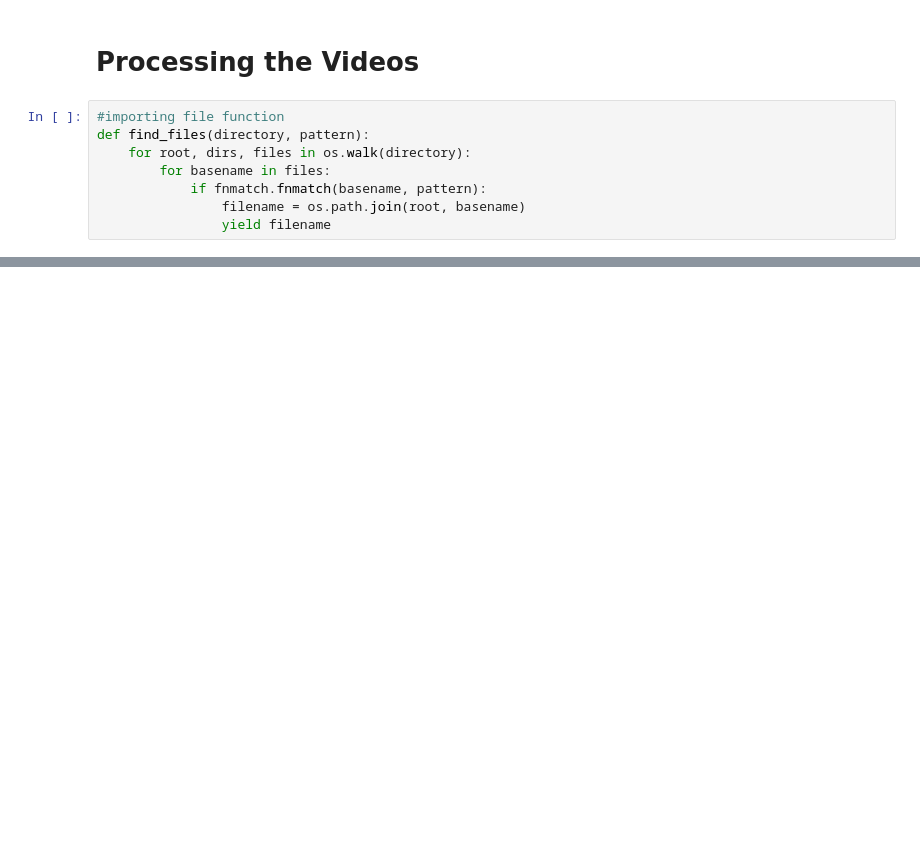
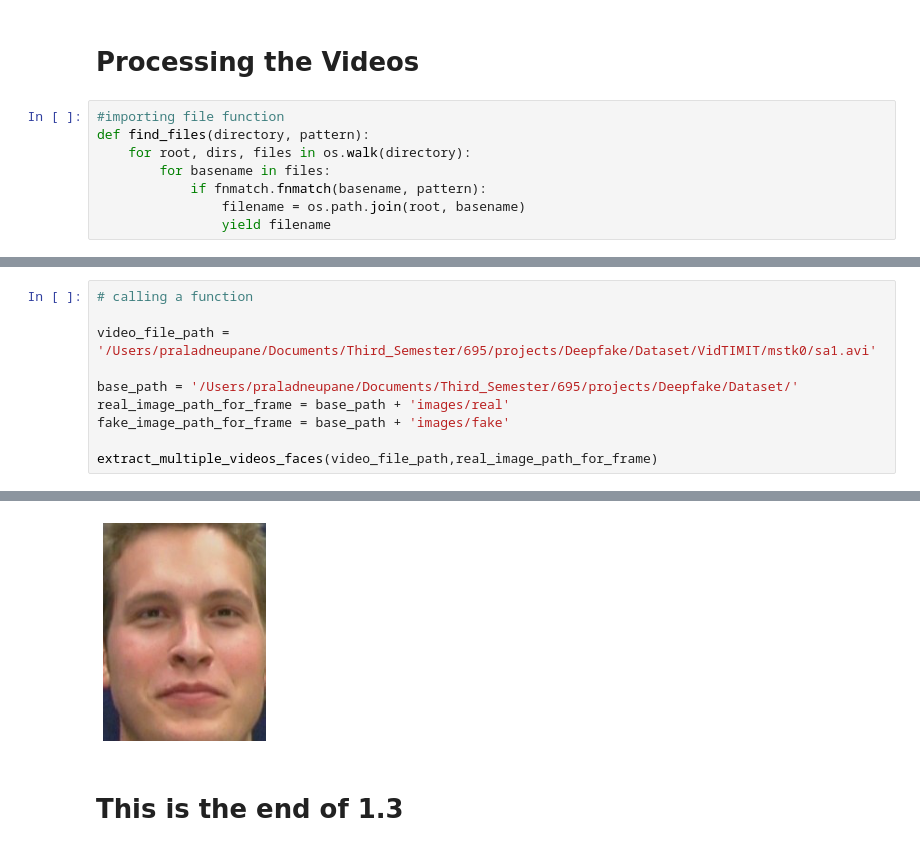
Before and after one commit to parlad/DeepfakeWithOpenCV, a Jupyter notebook: processing_the_videos.ipynb, the cells around one changed output, grey strips where cells are left out. Saved outputs shown, nothing was run; the diff lists cells and outputs as text; blank space fills up the shorter version.

```diff
--- a/processing_the_videos.ipynb
+++ b/processing_the_videos.ipynb
@@ -78,0 +256,11 @@ extract_multiple_videos(file_name)
+# %%
+# calling a function
+
+video_file_path = '/Users/praladneupane/Documents/Third_Semester/695/projects/Deepfake/Dataset/VidTIMIT/mstk0/sa1.avi'
+
+base_path = '/Users/praladneupane/Documents/Third_Semester/695/projects/Deepfake/Dataset/'
+real_image_path_for_frame = base_path + 'images/real'
+fake_image_path_for_frame = base_path + 'images/fake'
+
+extract_multiple_videos_faces(video_file_path,real_image_path_for_frame)
+# %% [output]
@@ -78,0 +289,3 @@ extract_multiple_videos(file_name)
+[figure, added]
+# %% [markdown]
+# This is the end of 1.3
```
Also changed, not shown: parts of 21 cells of this notebook.
